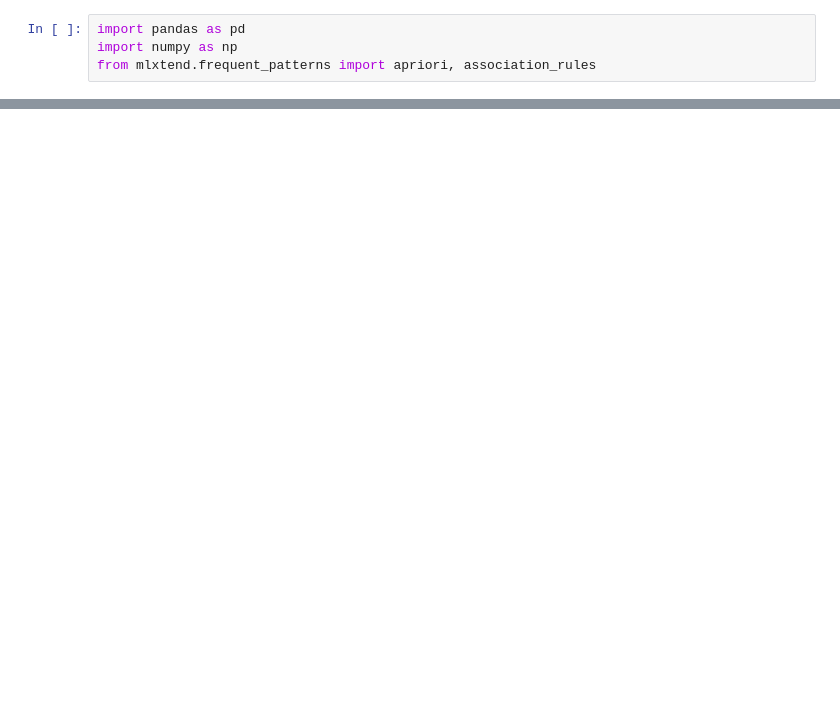
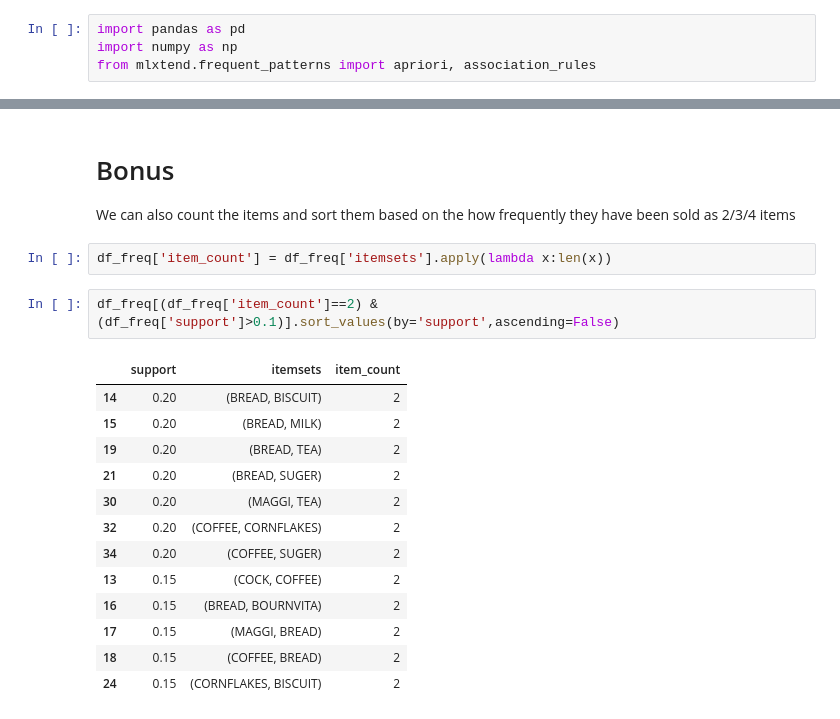
Before and after one commit to rtrn021/Grocery_association_rules, a Jupyter notebook: Grocery_association_rules.ipynb, the cells around one changed output, grey strips where cells are left out. Cells and saved outputs as stored; diff of their text form; blank space fills up the shorter version.

```diff
--- a/Grocery_association_rules.ipynb
+++ b/Grocery_association_rules.ipynb
@@ -132,0 +118,22 @@ association_rules(freq, metric = "lift", min_threshold = 1).sort_values(by=['ant
+# %% [markdown]
+# Bonus
+
+We can also count the items and sort them based on the how frequently they have been sold as 2/3/4 items
+# %%
+df_freq['item_count'] = df_freq['itemsets'].apply(lambda x:len(x))
+# %%
+df_freq[(df_freq['item_count']==2) & (df_freq['support']>0.1)].sort_values(by='support',ascending=False)
+# %% [output]
+|  | support | itemsets | item_count |
+| 14 | 0.20 | (BREAD, BISCUIT) | 2 |
+| 15 | 0.20 | (BREAD, MILK) | 2 |
+| 19 | 0.20 | (BREAD, TEA) | 2 |
+| 21 | 0.20 | (BREAD, SUGER) | 2 |
+| 30 | 0.20 | (MAGGI, TEA) | 2 |
+| 32 | 0.20 | (COFFEE, CORNFLAKES) | 2 |
+| 34 | 0.20 | (COFFEE, SUGER) | 2 |
+| 13 | 0.15 | (COCK, COFFEE) | 2 |
+| 16 | 0.15 | (BREAD, BOURNVITA) | 2 |
+| 17 | 0.15 | (MAGGI, BREAD) | 2 |
+| 18 | 0.15 | (COFFEE, BREAD) | 2 |
+| 24 | 0.15 | (CORNFLAKES, BISCUIT) | 2 |
```
Also changed, not shown: parts of 12 cells of this notebook.
